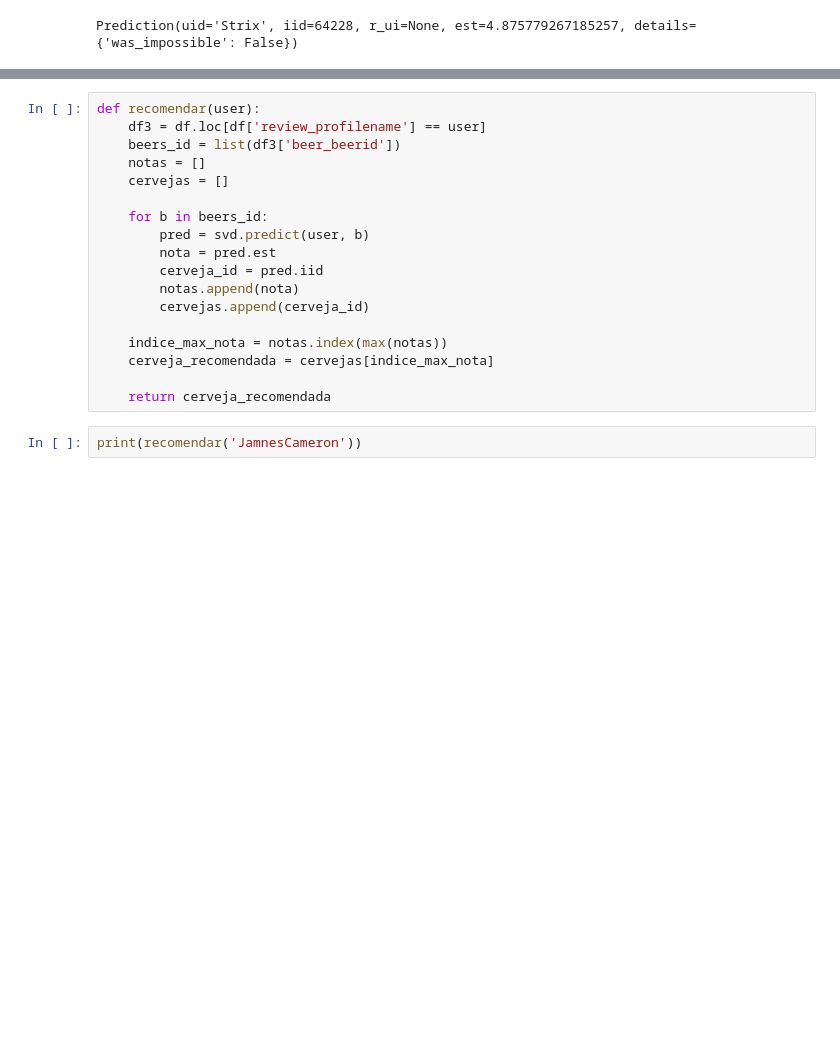
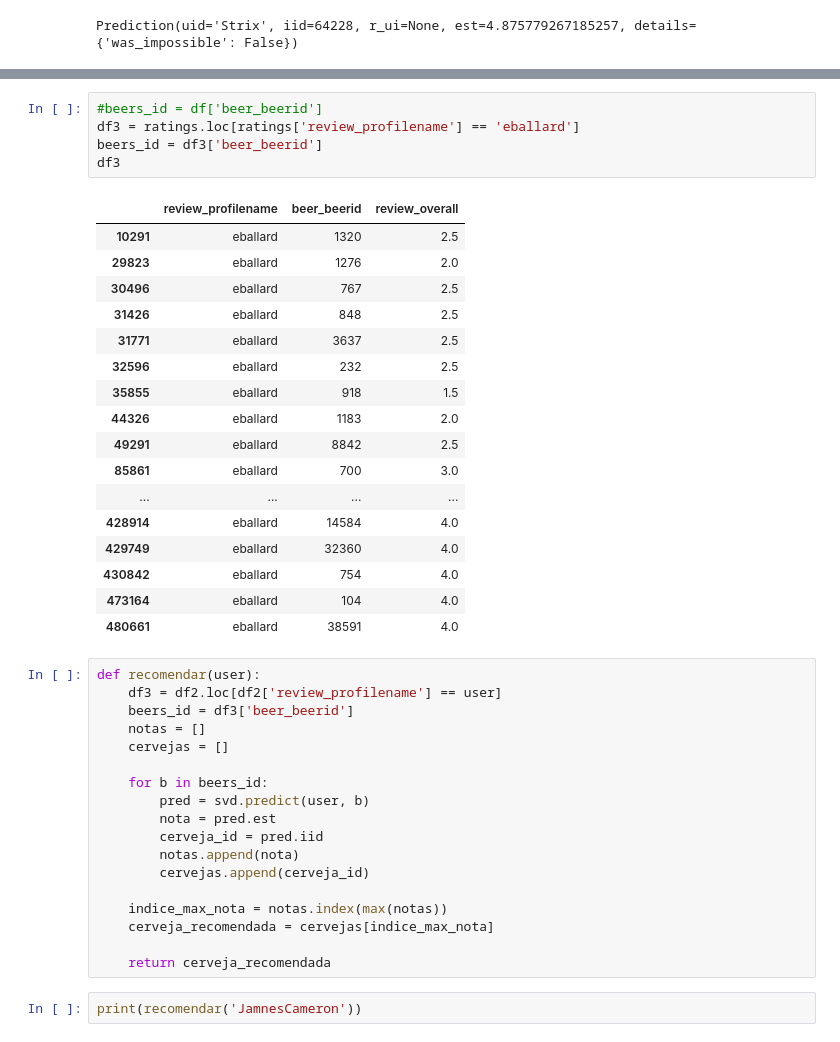
Before and after one commit to arturnovais/pad-recomendacao2023, a Jupyter notebook: pad.ipynb, the cells around one changed output, grey strips where cells are left out. Drawn from its saved outputs; the diff is of its cells as text; blank space fills up the shorter version.

```diff
--- a/pad.ipynb
+++ b/pad.ipynb
@@ -956,7 +970,30 @@ Prediction(uid='Strix', iid=64228, r_ui=None, est=4.875779267185257, details={'w
+# %%
+#beers_id = df['beer_beerid']
+df3 = ratings.loc[ratings['review_profilename'] == 'eballard']
+beers_id = df3['beer_beerid']
+df3
+# %% [output]
+|  | review_profilename | beer_beerid | review_overall |
+| 10291 | eballard | 1320 | 2.5 |
+| 29823 | eballard | 1276 | 2.0 |
+| 30496 | eballard | 767 | 2.5 |
+| 31426 | eballard | 848 | 2.5 |
+| 31771 | eballard | 3637 | 2.5 |
+| 32596 | eballard | 232 | 2.5 |
+| 35855 | eballard | 918 | 1.5 |
+| 44326 | eballard | 1183 | 2.0 |
+| 49291 | eballard | 8842 | 2.5 |
+| 85861 | eballard | 700 | 3.0 |
+| ... | ... | ... | ... |
+| 428914 | eballard | 14584 | 4.0 |
+| 429749 | eballard | 32360 | 4.0 |
+| 430842 | eballard | 754 | 4.0 |
+| 473164 | eballard | 104 | 4.0 |
+| 480661 | eballard | 38591 | 4.0 |
 # %%
 def recomendar(user):
-    df3 = df.loc[df['review_profilename'] == user]
-    beers_id = list(df3['beer_beerid'])
+    df3 = df2.loc[df2['review_profilename'] == user]
+    beers_id = df3['beer_beerid']
     notas = []
     cervejas = []
 
```
Also changed, not shown: parts of 9 cells of this notebook.
